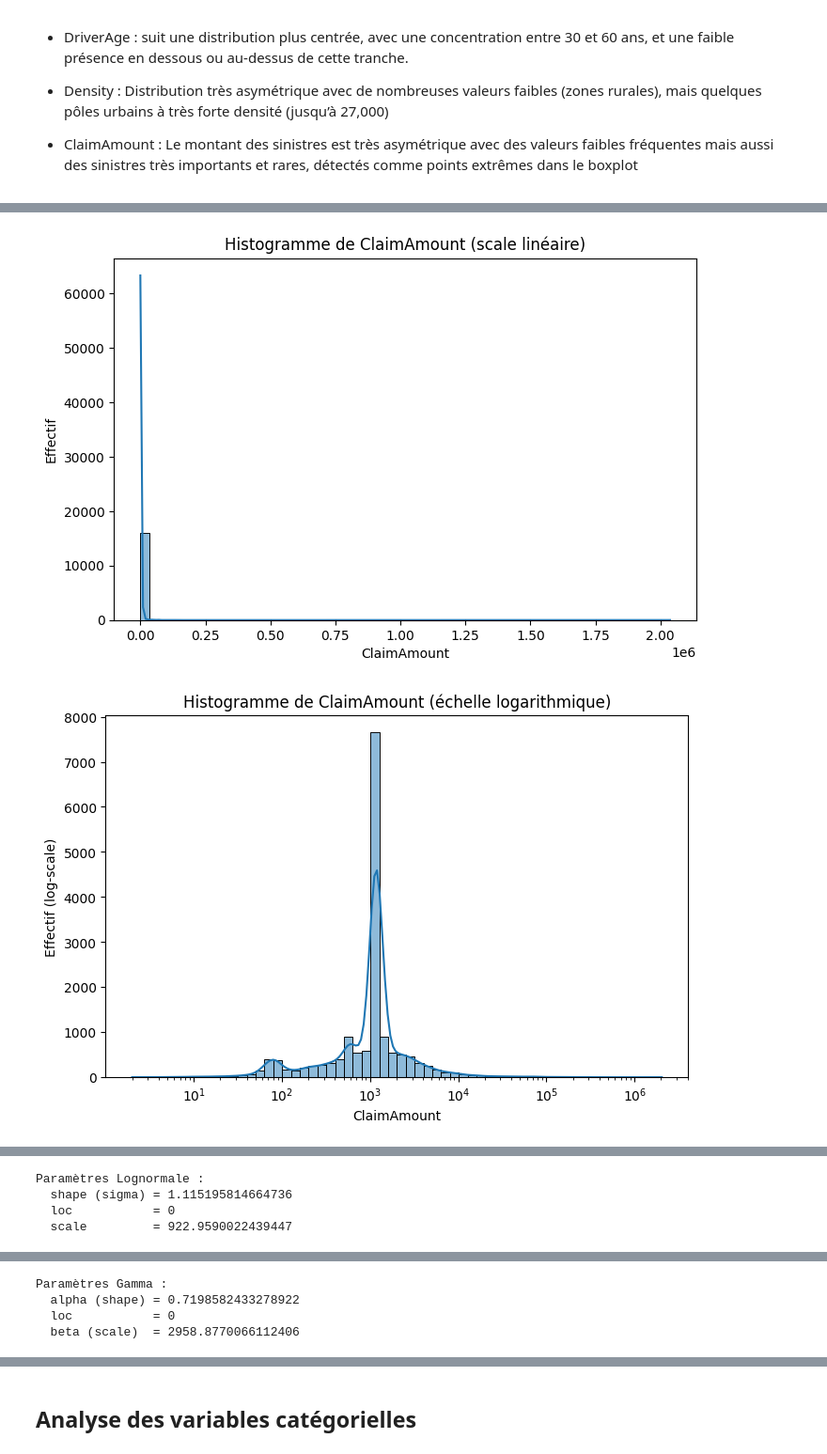
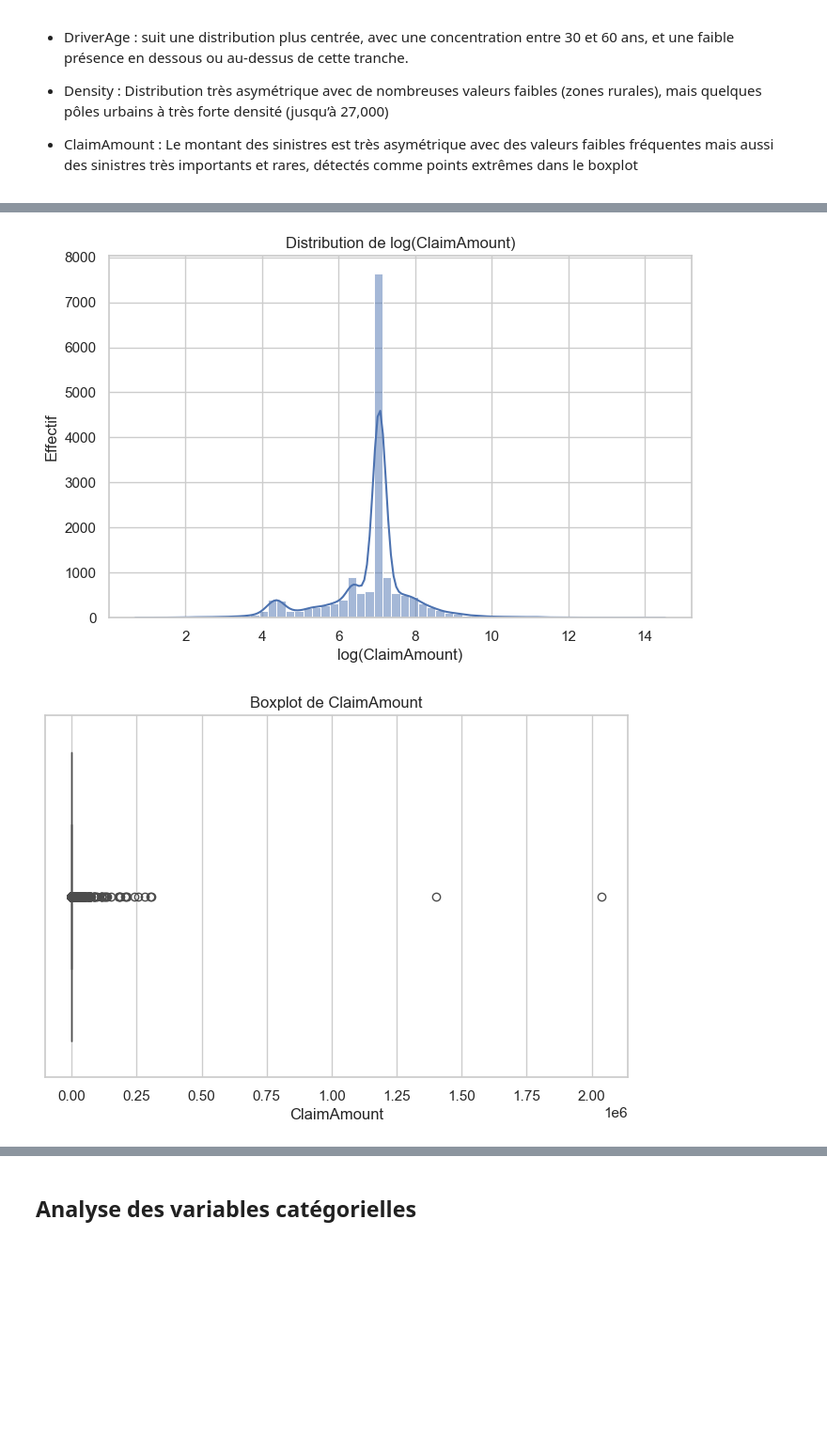
Before and after one commit to fadiblm/Projet-assurance-non-vie, a Jupyter notebook: visualisation.ipynb, the cells around one changed output, grey strips where cells are left out. Shown at 94% size. Saved outputs shown, nothing was run; the diff lists cells and outputs as text; code cells hidden in the pictures; blank space fills up the shorter version.

```diff
--- a/visualisation.ipynb
+++ b/visualisation.ipynb
@@ -255,32 +310,18 @@ for col in numeric_cols_sev:
 
 # 1. Statistiques descriptives de base
 print("Statistiques descriptives de ClaimAmount :")
-print(sev["ClaimAmount"].describe(percentiles=[0.01,0.05,0.25,0.5,0.75,0.95,0.99]))
+print(merged["ClaimAmount"].describe(percentiles=[0.01,0.05,0.25,0.5,0.75,0.95,0.99]))
 print()
 
 # Skewness / Kurtosis
-print("Skewness :", sev["ClaimAmount"].skew())
-print("Kurtosis :", sev["ClaimAmount"].kurt())
+print("Skewness :", merged["ClaimAmount"].skew())
+print("Kurtosis :", merged["ClaimAmount"].kurt())
 print()
 
-# 2. Histogramme (échelle linéaire)
-plt.figure(figsize=(8,5))
-sns.histplot(sev["ClaimAmount"], bins=60, kde=True)
-plt.title("Histogramme de ClaimAmount (scale linéaire)")
-plt.xlabel("ClaimAmount")
-plt.ylabel("Effectif")
-plt.show()
 
-# 3. Histogramme log-scale
-plt.figure(figsize=(8,5))
-sns.histplot(sev["ClaimAmount"], bins=60, kde=True, log_scale=True)
-plt.title("Histogramme de ClaimAmount (échelle logarithmique)")
-plt.xlabel("ClaimAmount")
-plt.ylabel("Effectif (log-scale)")
-plt.show()
 
 # 4. Distribution de log(ClaimAmount)
-log_claim = np.log(sev["ClaimAmount"])
+log_claim = np.log(merged["ClaimAmount"])
 
 plt.figure(figsize=(8,5))
 sns.histplot(log_claim, bins=60, kde=True)
@@ -289,55 +330,11 @@ plt.xlabel("log(ClaimAmount)")
 plt.ylabel("Effectif")
 plt.show()
 
-# 5. QQ-plot pour vérifier la normalité de log(Y)
-plt.figure(figsize=(6,6))
-stats.probplot(log_claim, dist="norm", plot=plt)
-plt.title("QQ-plot de log(ClaimAmount) vs Normal")
-plt.xlabel("Quantiles théoriques")
-plt.ylabel("Quantiles observés")
-plt.show()
 
-# 6. Ajustement d'une loi Lognormale sur ClaimAmount
-shape, loc, scale = stats.lognorm.fit(sev["ClaimAmount"], floc=0)
-print("Paramètres Lognormale :")
-print("  shape (sigma) =", shape)
-print("  loc           =", loc)
-print("  scale         =", scale)
-print()
-
-plt.figure(figsize=(6,6))
-stats.probplot(
-    sev["ClaimAmount"],
-    dist=stats.lognorm(shape, loc=loc, scale=scale),
-    plot=plt
-)
-plt.title("QQ-plot de ClaimAmount vs Lognormale ajustée")
-plt.xlabel("Quantiles théoriques")
-plt.ylabel("Quantiles observés")
-plt.show()
-
-# 7. Ajustement d'une loi Gamma sur ClaimAmount
-alpha, loc_g, beta = stats.gamma.fit(sev["ClaimAmount"], floc=0)
-print("Paramètres Gamma :")
-print("  alpha (shape) =", alpha)
-print("  loc           =", loc_g)
-print("  beta (scale)  =", beta)
-print()
-
-plt.figure(figsize=(6,6))
-stats.probplot(
-    sev["ClaimAmount"],
-    dist=stats.gamma(alpha, loc=loc_g, scale=beta),
-    plot=plt
-)
-plt.title("QQ-plot de ClaimAmount vs Gamma ajustée")
-plt.xlabel("Quantiles théoriques")
-plt.ylabel("Quantiles observés")
-plt.show()
 
 # 8. Analyse des valeurs extrêmes (boxplots)
 plt.figure(figsize=(8,5))
-sns.boxplot(x=sev["ClaimAmount"])
+sns.boxplot(x=merged["ClaimAmount"])
 plt.title("Boxplot de ClaimAmount")
 plt.xlabel("ClaimAmount")
 plt.show()
@@ -368,2 +365,2 @@ Kurtosis : 6601.196918165215
-[figure, old version]
+[figure, new version]
-[figure, old version]
+[figure, new version]
@@ -372,4 +367,0 @@ Kurtosis : 6601.196918165215
-Paramètres Lognormale :
-  shape (sigma) = 1.115195814664736
-  loc           = 0
-  scale         = 922.9590022439447
@@ -377,4 +367,0 @@ Paramètres Lognormale :
-Paramètres Gamma :
-  alpha (shape) = 0.7198582433278922
-  loc           = 0
-  beta (scale)  = 2958.8770066112406
```
Also changed, not shown: parts of 25 cells of this notebook.
